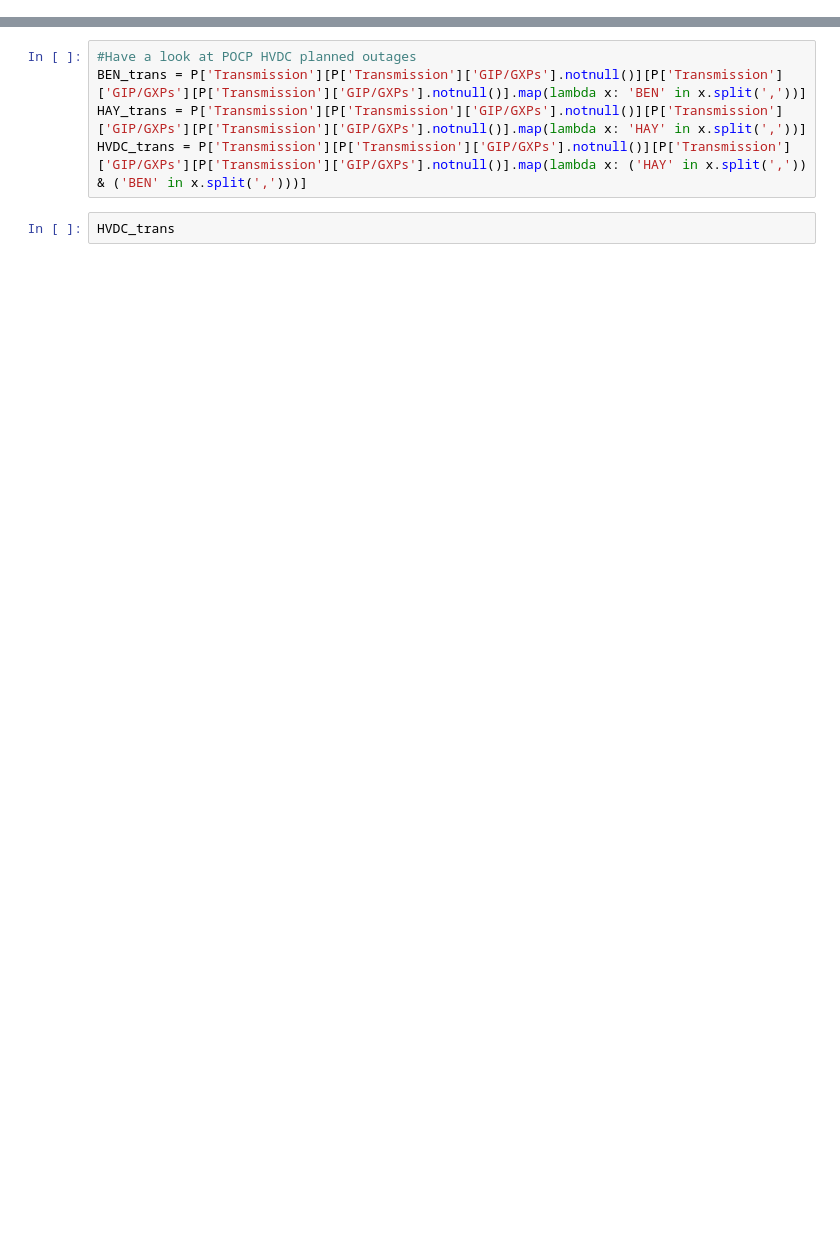
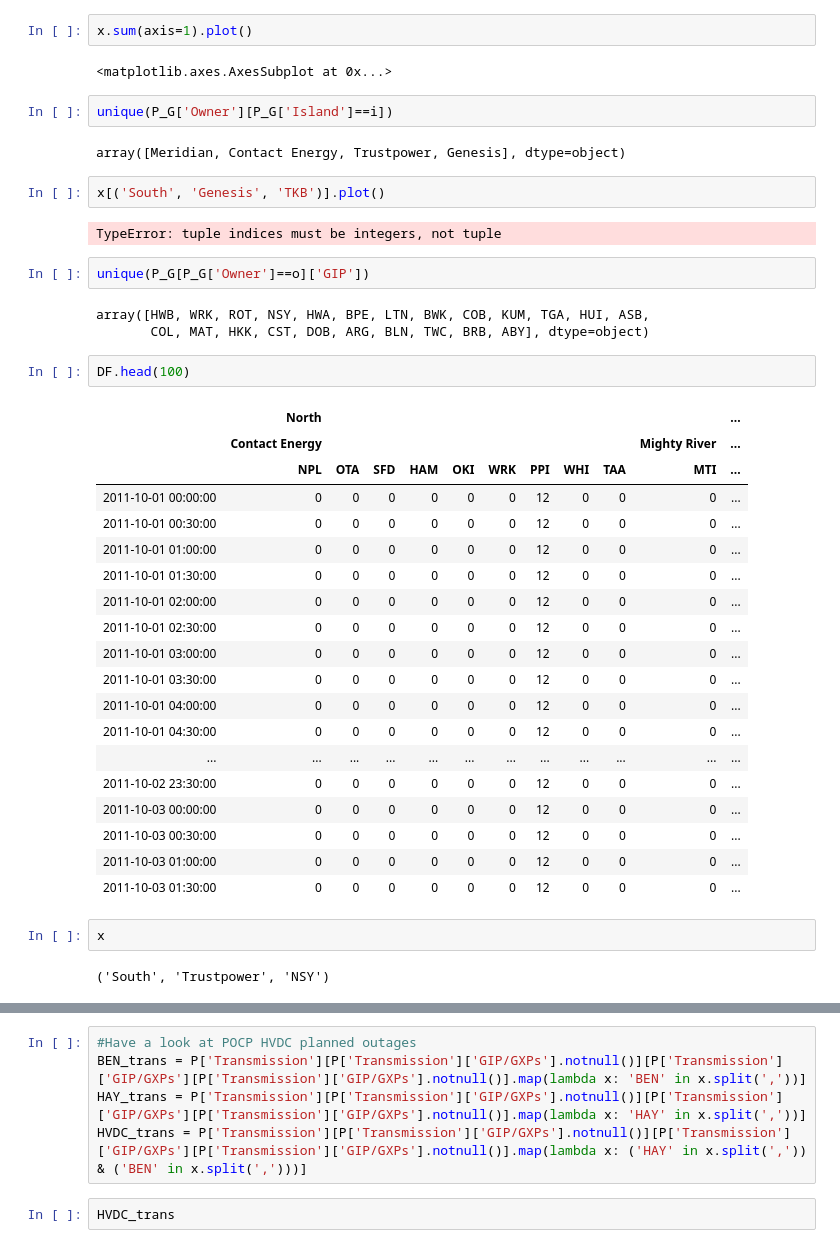
Before and after one commit to okbishop/pocp, a Jupyter notebook: POCP.ipynb, the cells around one changed output, grey strips where cells are left out. Drawn from its saved outputs; the diff is of its cells as text; blank space fills up the shorter version.

```diff
--- a/POCP.ipynb
+++ b/POCP.ipynb
@@ -143,0 +398,43 @@ P['Generation'][P['Generation']['Last Modified'].notnull()][P['Generation']['Las
+# %%
+x.sum(axis=1).plot()
+# %% [output]
+<matplotlib.axes.AxesSubplot at 0x...>
+# %%
+unique(P_G['Owner'][P_G['Island']==i])
+# %% [output]
+array([Meridian, Contact Energy, Trustpower, Genesis], dtype=object)
+# %%
+x[('South', 'Genesis', 'TKB')].plot()
+# %% [output]
+TypeError: tuple indices must be integers, not tuple
+# %%
+unique(P_G[P_G['Owner']==o]['GIP'])
+# %% [output]
+array([HWB, WRK, ROT, NSY, HWA, BPE, LTN, BWK, COB, KUM, TGA, HUI, ASB,
+       COL, MAT, HKK, CST, DOB, ARG, BLN, TWC, BRB, ABY], dtype=object)
+# %%
+DF.head(100)
+# %% [output]
+|  | North |  |  |  |  |  |  |  |  |  | ... |
+|  | Contact Energy |  |  |  |  |  |  |  |  | Mighty River | ... |
+|  | NPL | OTA | SFD | HAM | OKI | WRK | PPI | WHI | TAA | MTI | ... |
+| 2011-10-01 00:00:00 | 0 | 0 | 0 | 0 | 0 | 0 | 12 | 0 | 0 | 0 | ... |
+| 2011-10-01 00:30:00 | 0 | 0 | 0 | 0 | 0 | 0 | 12 | 0 | 0 | 0 | ... |
+| 2011-10-01 01:00:00 | 0 | 0 | 0 | 0 | 0 | 0 | 12 | 0 | 0 | 0 | ... |
+| 2011-10-01 01:30:00 | 0 | 0 | 0 | 0 | 0 | 0 | 12 | 0 | 0 | 0 | ... |
+| 2011-10-01 02:00:00 | 0 | 0 | 0 | 0 | 0 | 0 | 12 | 0 | 0 | 0 | ... |
+| 2011-10-01 02:30:00 | 0 | 0 | 0 | 0 | 0 | 0 | 12 | 0 | 0 | 0 | ... |
+| 2011-10-01 03:00:00 | 0 | 0 | 0 | 0 | 0 | 0 | 12 | 0 | 0 | 0 | ... |
+| 2011-10-01 03:30:00 | 0 | 0 | 0 | 0 | 0 | 0 | 12 | 0 | 0 | 0 | ... |
+| 2011-10-01 04:00:00 | 0 | 0 | 0 | 0 | 0 | 0 | 12 | 0 | 0 | 0 | ... |
+| 2011-10-01 04:30:00 | 0 | 0 | 0 | 0 | 0 | 0 | 12 | 0 | 0 | 0 | ... |
+| ... | ... | ... | ... | ... | ... | ... | ... | ... | ... | ... | ... |
+| 2011-10-02 23:30:00 | 0 | 0 | 0 | 0 | 0 | 0 | 12 | 0 | 0 | 0 | ... |
+| 2011-10-03 00:00:00 | 0 | 0 | 0 | 0 | 0 | 0 | 12 | 0 | 0 | 0 | ... |
+| 2011-10-03 00:30:00 | 0 | 0 | 0 | 0 | 0 | 0 | 12 | 0 | 0 | 0 | ... |
+| 2011-10-03 01:00:00 | 0 | 0 | 0 | 0 | 0 | 0 | 12 | 0 | 0 | 0 | ... |
+| 2011-10-03 01:30:00 | 0 | 0 | 0 | 0 | 0 | 0 | 12 | 0 | 0 | 0 | ... |
+# %%
+x
+# %% [output]
+('South', 'Trustpower', 'NSY')
```
Also changed, not shown: parts of 38 cells of this notebook, 1 other file.
